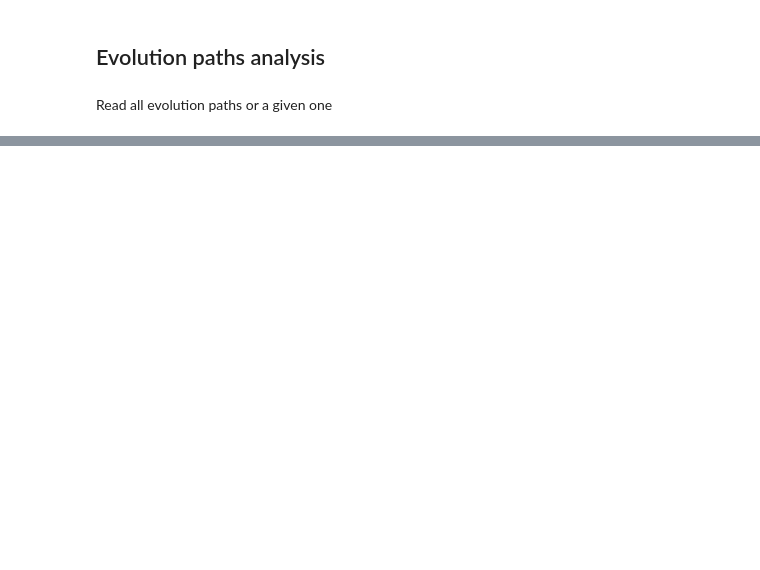
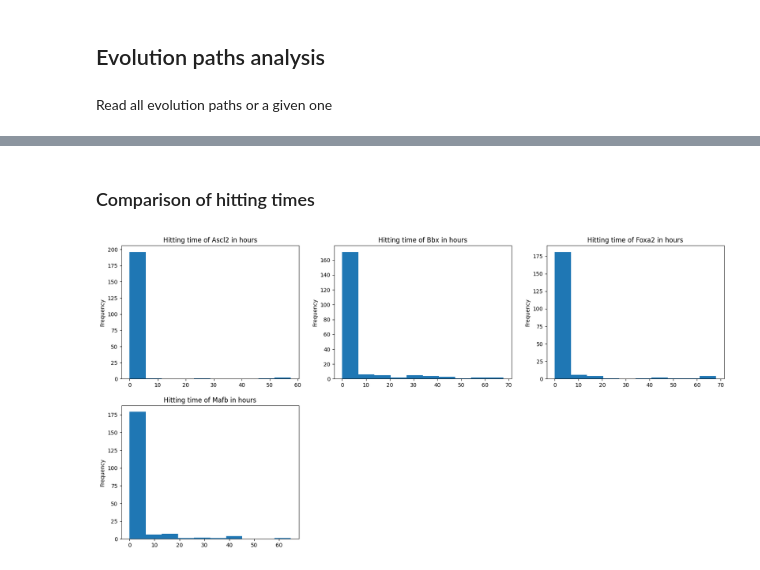
Before and after one commit to miguelruor/GeneticEvolution, a Jupyter notebook: GeneticEvolution.ipynb, the cells around one changed output, grey strips where cells are left out. Drawn from its saved outputs; the diff is of its cells as text; code cells hidden in the pictures; blank space fills up the shorter version.

```diff
--- a/GeneticEvolution.ipynb
+++ b/GeneticEvolution.ipynb
@@ -230,6 +232,8 @@ for v in genotype_networks_4phen['Mafb']['nodes']:
     print(v)
 # %% [output]
 542
+# %%
+phenotypes = genotype_networks_4phen.keys()
 # %% [markdown]
 # Auxiliar functions
 # %%
@@ -946,4 +997,4 @@ def evolutionPath_c(simulation_index):
   return pd.read_csv("/content/drive/My Drive/Thesis/Code/newData/paperBased/gspace_4phen/evolution_paths_CW/"+
                                str(simulation_index)+".csv", index_col=0)
 # %%
-all_evolution_paths = allEvolutionPaths_c()
+all_evolution_paths_c = allEvolutionPaths_c()
@@ -977,0 +1181,30 @@ distance(gspace_4phen.nodes[evolution_path0[0]]['sequence'], gspace_4phen.nodes[
+# %%
+all_evolution_paths_mutations = {}
+
+for simulation_id in all_evolution_paths.keys():
+  parameters_id = simulations_results['parameters_index'][simulation_id]
+  actual_genotype = parameters['initial_gen'][parameters_id]
+  change = []
+
+  for i in range(len(all_evolution_paths[simulation_id])):
+    if all_evolution_paths[simulation_id]['genotype index'][i] != actual_genotype:
+      actual_genotype = all_evolution_paths[simulation_id]['genotype index'][i]
+      change.append(i)
+
+  evolution_path_columns = all_evolution_paths[simulation_id].columns
+  all_evolution_paths_mutations[simulation_id] = pd.DataFrame(columns=evolution_path_columns)
+
+  for i in change:
+    all_evolution_paths_mutations[simulation_id] = all_evolution_paths_mutations[simulation_id].append(
+          pd.DataFrame(all_evolution_paths[0].iloc[i].to_dict(), index=[i]))
+# %%
+for i in all_evolution_paths_mutations.keys():
+  mutation_times = []
+  mutation_times.append(0)
+
+  indices = list(all_evolution_paths_mutations[i].index)
+
+  for t in range(1,len(indices)):
+    mutation_times.append(all_evolution_paths_mutations[i]['accumulated time'][indices[t]] - all_evolution_paths_mutations[i]['accumulated time'][indices[t-1]])
+
+  all_evolution_paths_mutations[i]['mutation time'] = pd.Series(mutation_times,index=indices)
@@ -977,0 +1227,13 @@ distance(gspace_4phen.nodes[evolution_path0[0]]['sequence'], gspace_4phen.nodes[
+# %% [markdown]
+### Comparison of hitting times
+# %%
+plt.figure(figsize=(20,10), dpi=100)
+
+for i, phen in enumerate(phenotypes):
+  plt.subplot(2,3,i+1)
+  plt.title("Hitting time of " + phen +" in hours")
+  (simulations_results['tau_'+phen]/(3600)).plot(kind="hist")
+
+plt.show()
+# %% [output]
+[figure, added]
```
Also changed, not shown: parts of 121 cells of this notebook.
